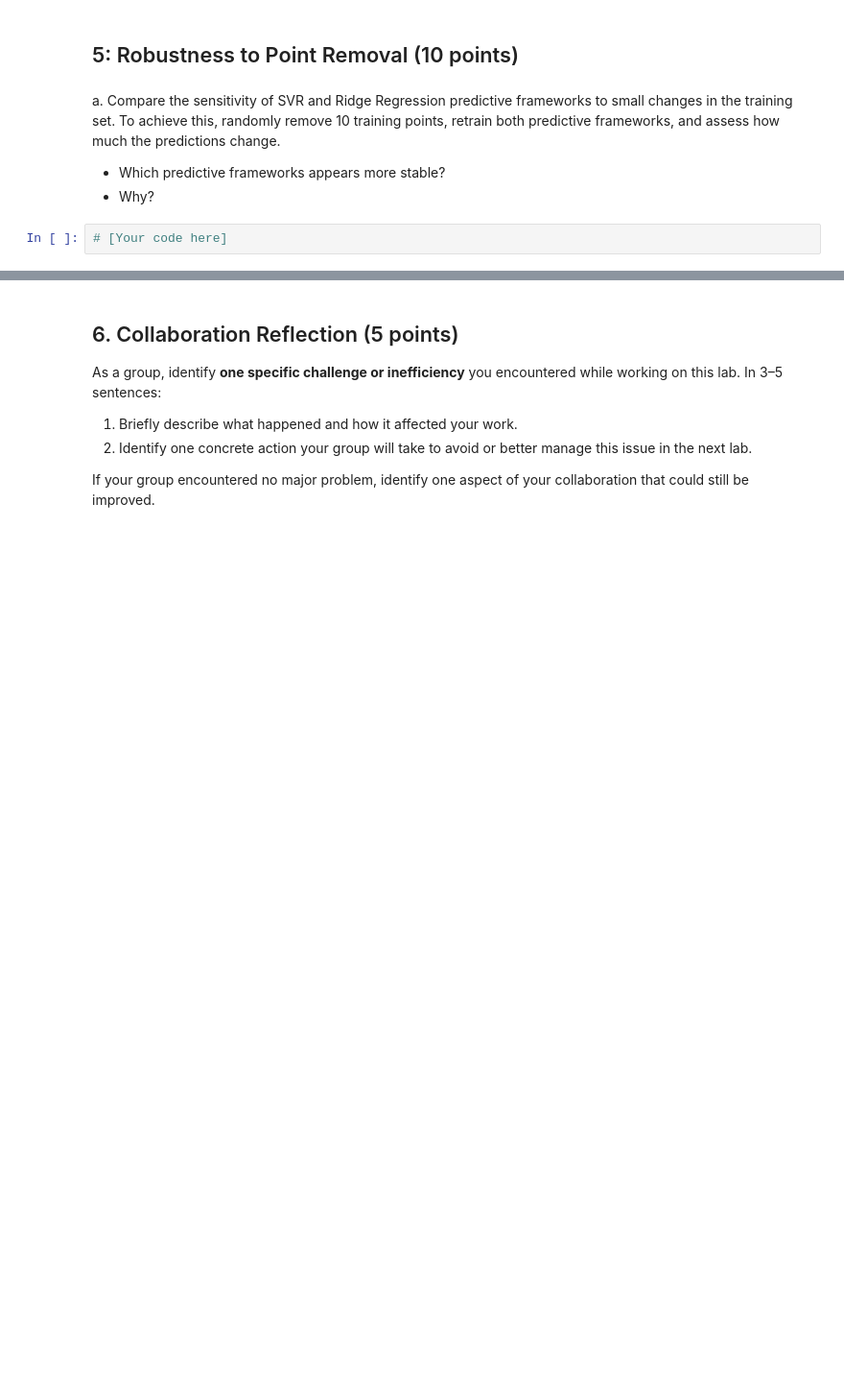
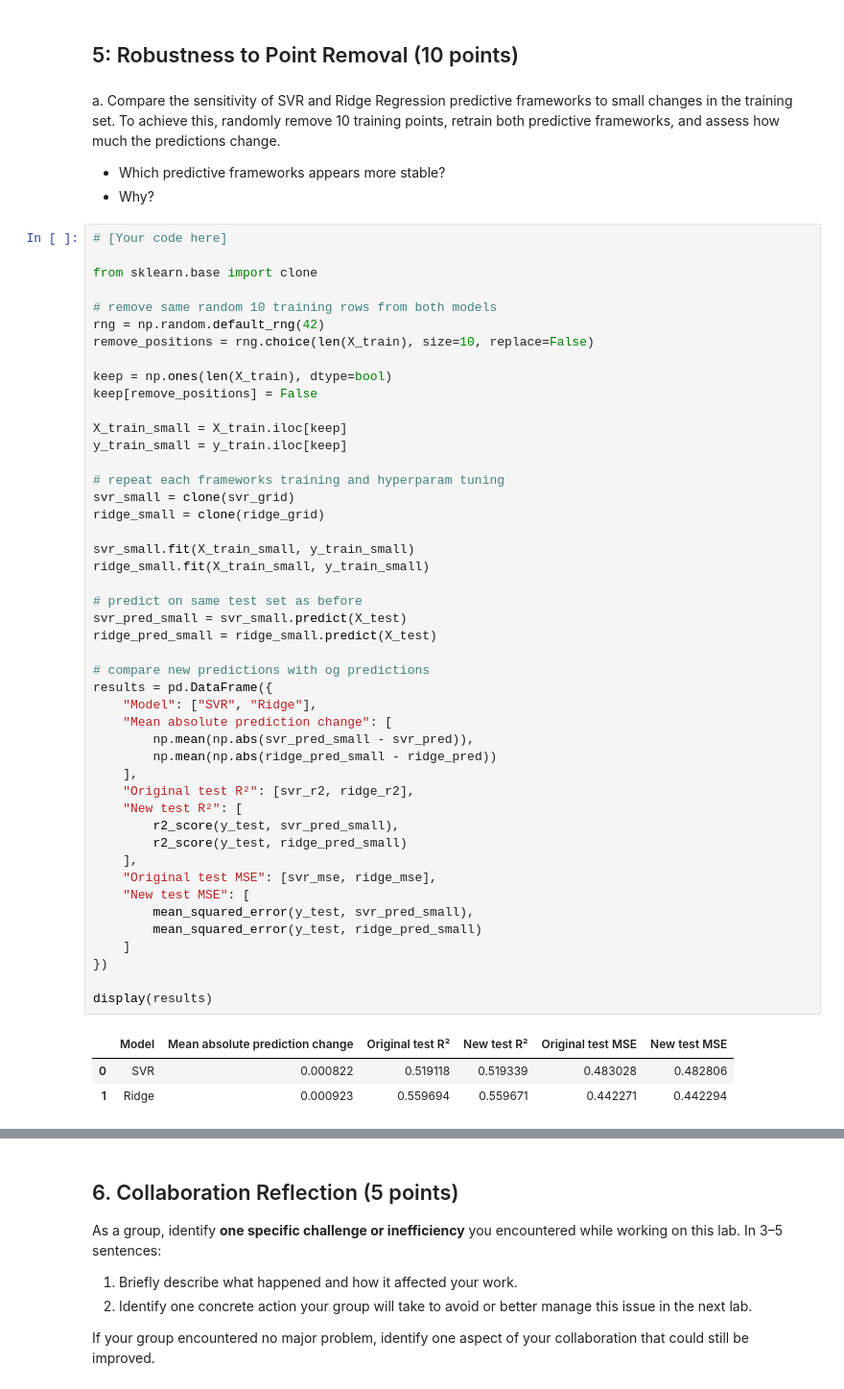
Before and after one commit to alibpowell/ML4021-Group, a Jupyter notebook: 02-seismic-support-vector-regression.ipynb, the cells around one changed output, grey strips where cells are left out. Shown at 96% size. Drawn from its saved outputs; the diff is of its cells as text; blank space fills up the shorter version.

```diff
--- a/02-seismic-support-vector-regression.ipynb
+++ b/02-seismic-support-vector-regression.ipynb
@@ -331,3 +339,51 @@ a. Compare the sensitivity of SVR and Ridge Regression predictive frameworks to
 - Why?
 # %%
 # [Your code here]
+
+from sklearn.base import clone
+
+# remove same random 10 training rows from both models
+rng = np.random.default_rng(42)
+remove_positions = rng.choice(len(X_train), size=10, replace=False)
+
+keep = np.ones(len(X_train), dtype=bool)
+keep[remove_positions] = False
+
+X_train_small = X_train.iloc[keep]
+y_train_small = y_train.iloc[keep]
+
+# repeat each frameworks training and hyperparam tuning
+svr_small = clone(svr_grid)
+ridge_small = clone(ridge_grid)
+
+svr_small.fit(X_train_small, y_train_small)
+ridge_small.fit(X_train_small, y_train_small)
+
+# predict on same test set as before
+svr_pred_small = svr_small.predict(X_test)
+ridge_pred_small = ridge_small.predict(X_test)
+
+# compare new predictions with og predictions
+results = pd.DataFrame({
+    "Model": ["SVR", "Ridge"],
+    "Mean absolute prediction change": [
+        np.mean(np.abs(svr_pred_small - svr_pred)),
+        np.mean(np.abs(ridge_pred_small - ridge_pred))
+    ],
+    "Original test R²": [svr_r2, ridge_r2],
+    "New test R²": [
+        r2_score(y_test, svr_pred_small),
+        r2_score(y_test, ridge_pred_small)
+    ],
+    "Original test MSE": [svr_mse, ridge_mse],
+    "New test MSE": [
+        mean_squared_error(y_test, svr_pred_small),
+        mean_squared_error(y_test, ridge_pred_small)
+    ]
+})
+
+display(results)
+# %% [output]
+|  | Model | Mean absolute prediction change | Original test R² | New test R² | Original test MSE | New test MSE |
+| 0 | SVR | 0.000822 | 0.519118 | 0.519339 | 0.483028 | 0.482806 |
+| 1 | Ridge | 0.000923 | 0.559694 | 0.559671 | 0.442271 | 0.442294 |
```
Also changed, not shown: parts of 9 cells of this notebook.
